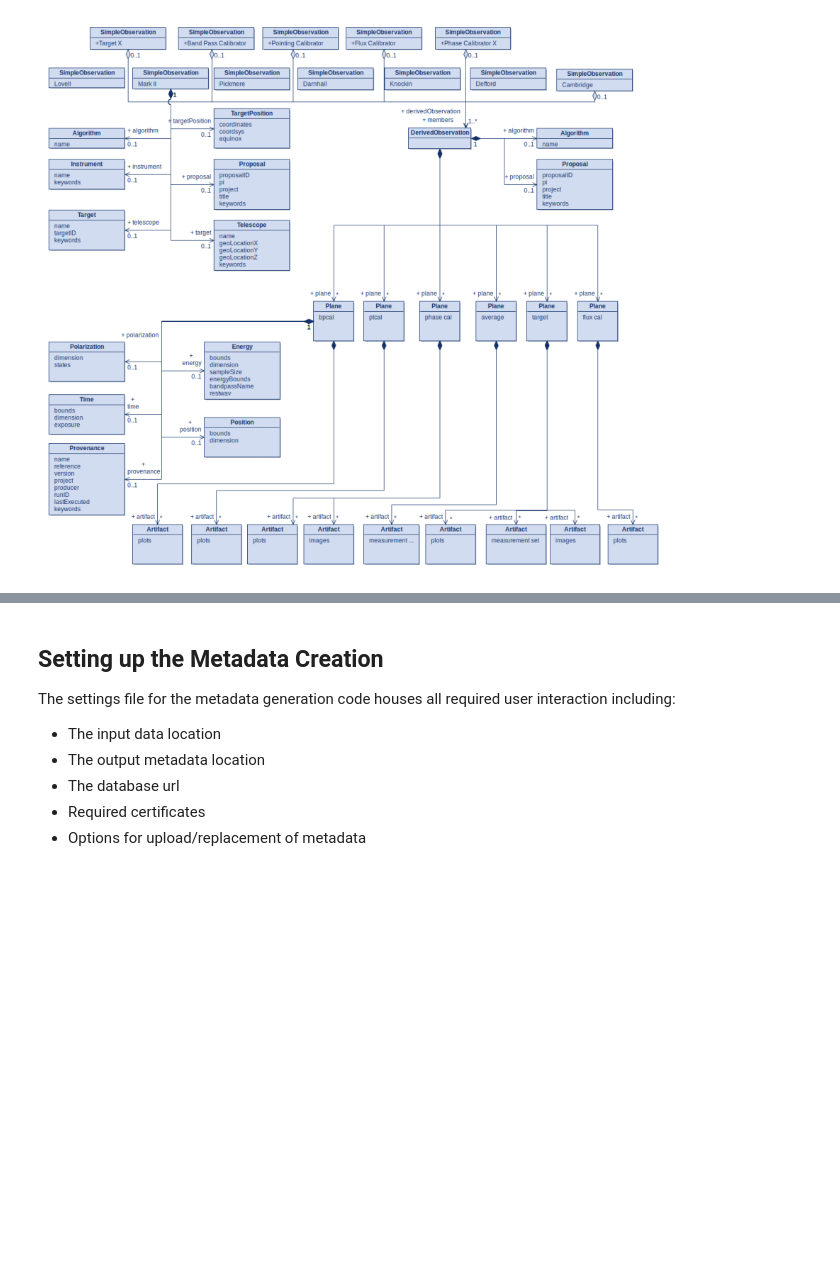
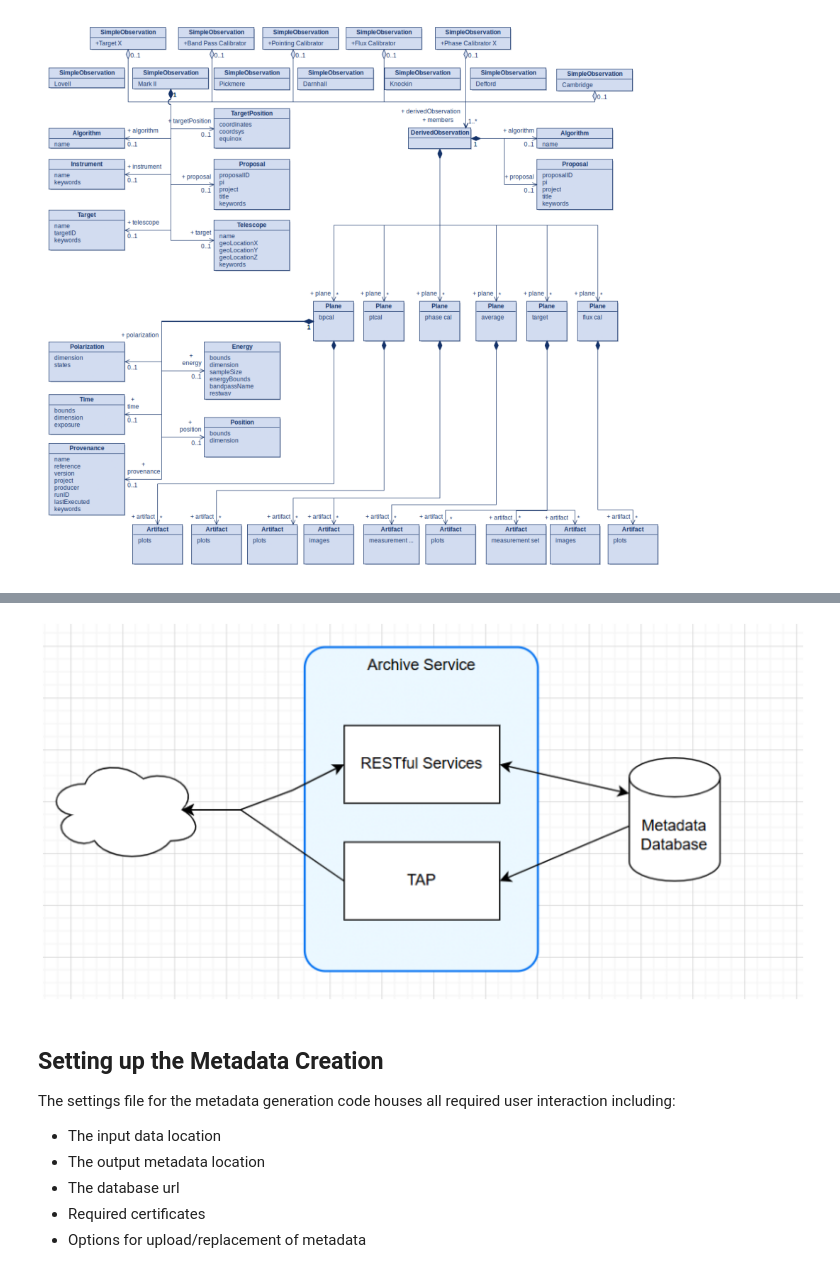
Before and after one commit to uksrc/caom_use_case_evaluation, a Jupyter notebook: ipython/demo.ipynb, the cells around one changed output, grey strips where cells are left out. Saved outputs shown, nothing was run; the diff lists cells and outputs as text; code cells hidden in the pictures; blank space fills up the shorter version.

Commit message:
archive service image

```diff
--- a/ipython/demo.ipynb
+++ b/ipython/demo.ipynb
@@ -27,3 +44,14 @@ plt.show()
+# %%
+plt.rcParams["figure.figsize"] = (20,10)
+plt.rcParams['font.family'] = 'sans-serif'
+plt.rcParams.update({'font.size': 16})
+
+img = plt.imread("/home/h14471mj/e-merlin/em_github/emerlin2caom/images/archive_service.png")
+plt.imshow(img)
+plt.axis('off')
+plt.show()
+# %% [output]
+[figure, added]
 # %% [markdown]
 ## Setting up the Metadata Creation
 The settings file for the metadata generation code houses all required user interaction including:
```
Also changed, not shown: parts of 4 cells of this notebook.
